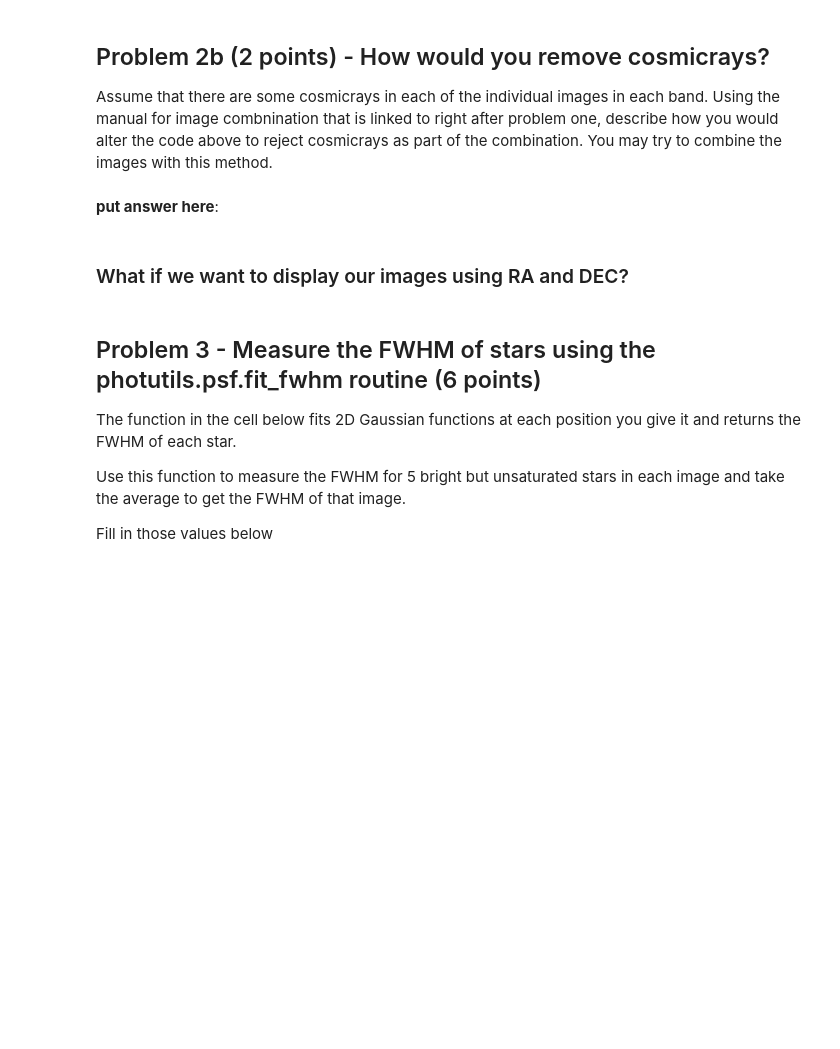
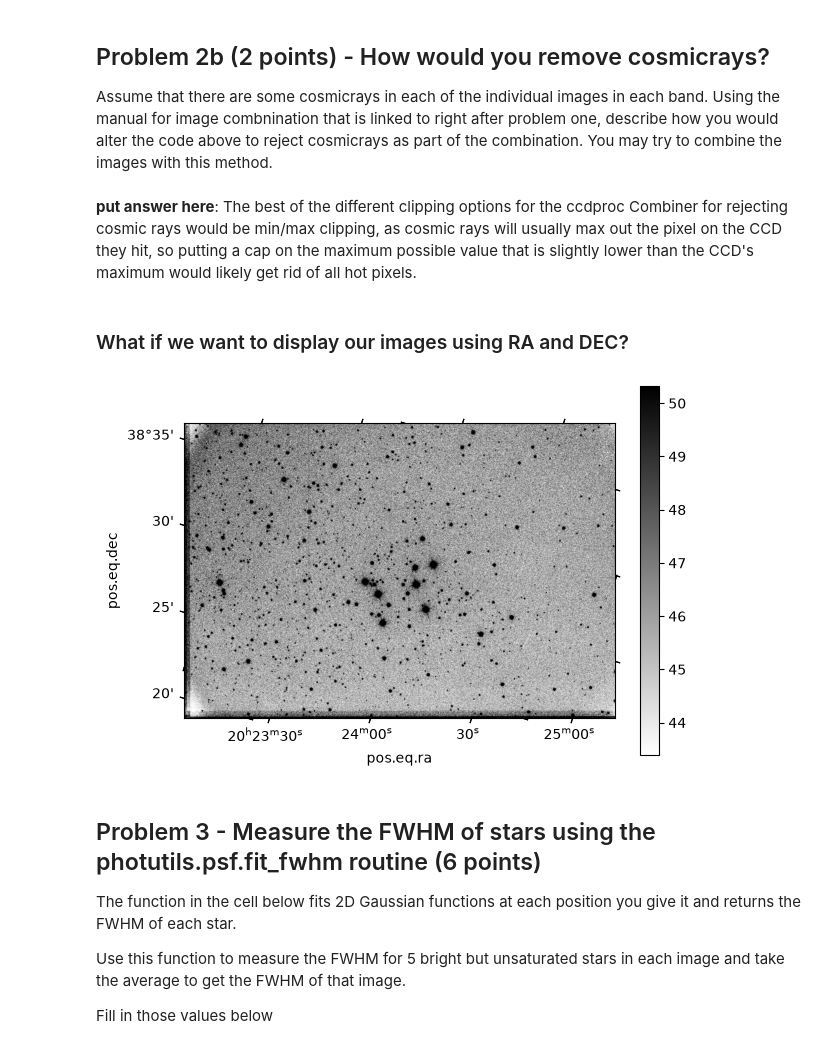
Before and after one commit to terrymechem/Reductionproject_student, a Jupyter notebook: cluster_photometry_student.ipynb, the cells around one changed output. Saved outputs shown, nothing was run; the diff lists cells and outputs as text; code cells hidden in the pictures; blank space fills up the shorter version.

```diff
--- a/cluster_photometry_student.ipynb
+++ b/cluster_photometry_student.ipynb
@@ -244,13 +327,16 @@ You must new repeat this for the V and B-band images and trim all three images t
 ## Problem 2b (2 points) - How would you remove cosmicrays?
 
 Assume that there are some cosmicrays in each of the individual images in each band.  Using the manual for image combnination that is linked to right after problem one, describe how you would alter the code above to reject cosmicrays as part of the combination.  You may try to combine the images with this method.
-# %% [markdown]
-**put answer here**:
+# %% [markdown]
+**put answer here**:
+The best of the different clipping options for the ccdproc Combiner for rejecting cosmic rays would be min/max clipping, as cosmic rays will usually max out the pixel on the CCD they hit, so putting a cap on the maximum possible value that is slightly lower than the CCD's maximum would likely get rid of all hot pixels.
 # %% [markdown]
 ### What if we want to display our images using RA and DEC?
 # %%
 plt.subplot(projection=target_wcs)
-imdisplay(stacked_image)
+imdisplay(rstacked_image)
+# %% [output]
+[figure, added]
 # %% [markdown]
 ## Problem 3 - Measure the FWHM of stars using the photutils.psf.fit_fwhm routine (6 points)
 
```
Also changed, not shown: parts of 7 cells of this notebook.
